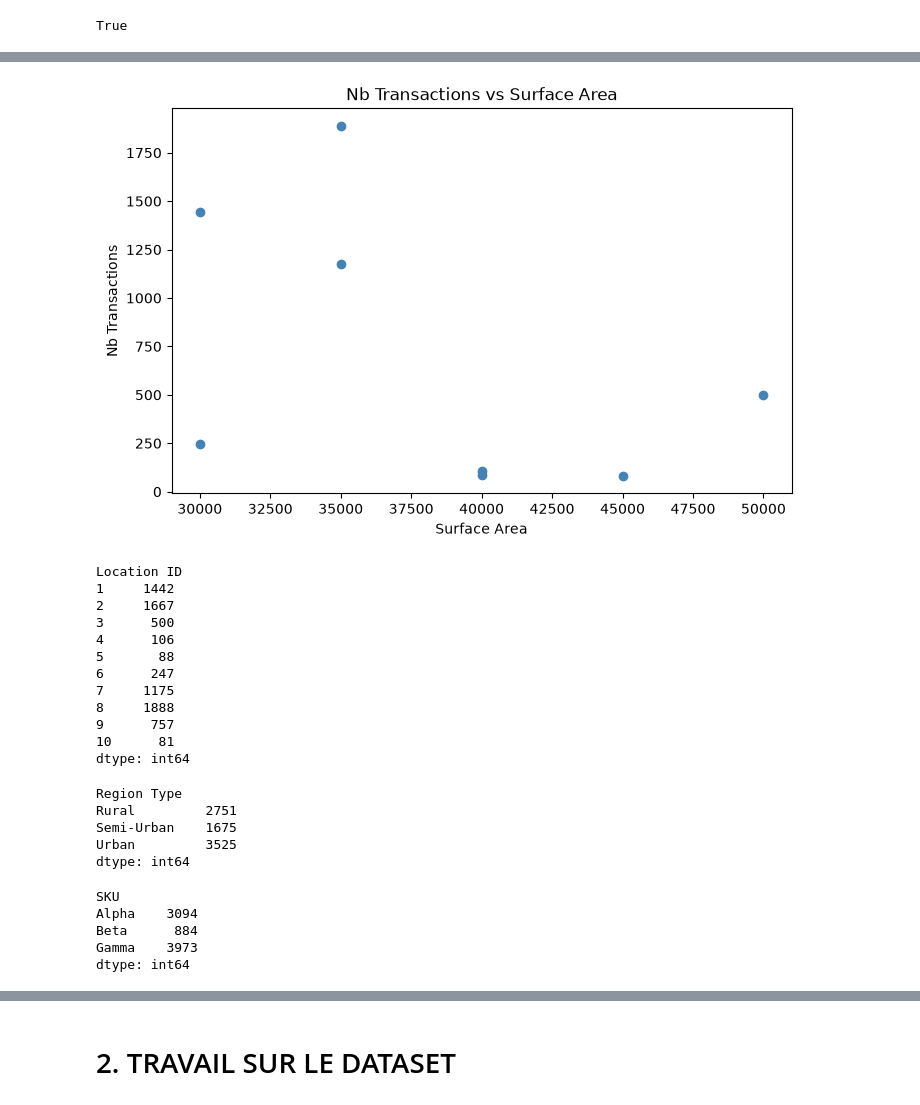
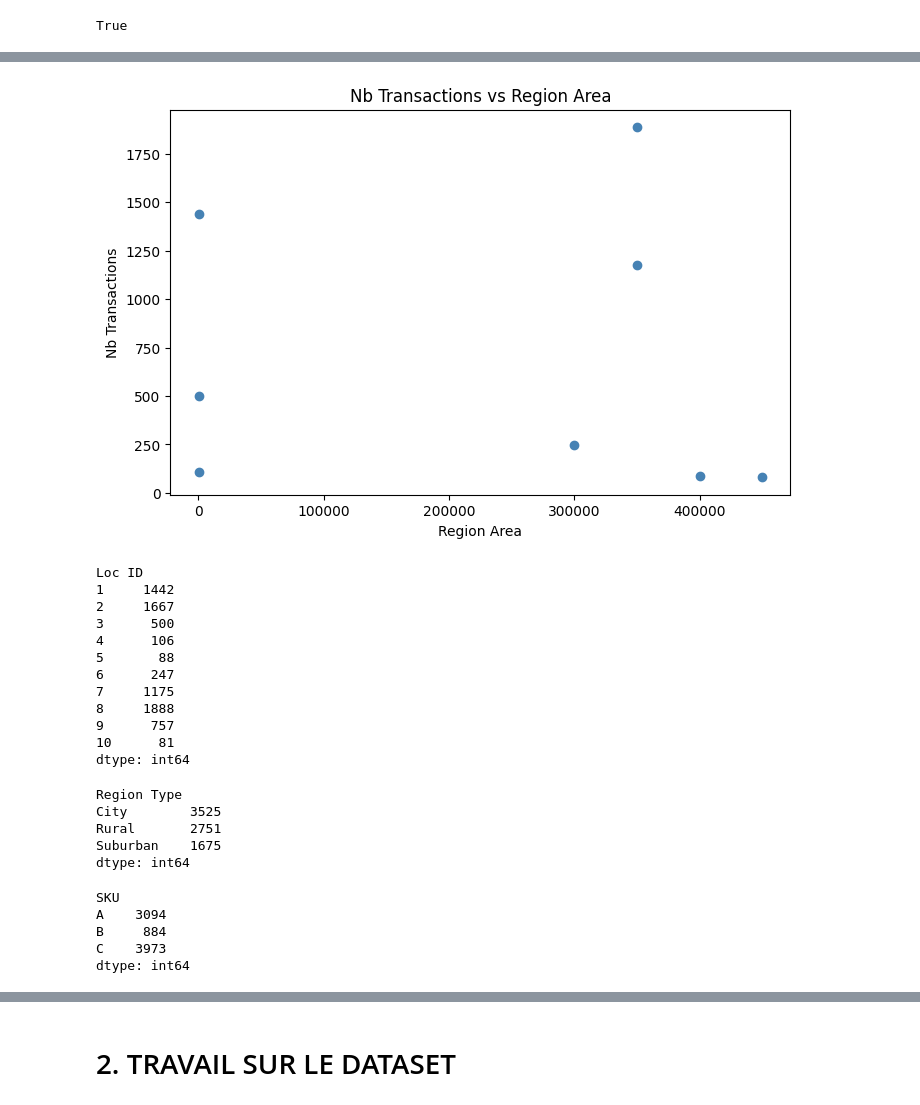
Before and after one commit to GaetanKlopocki/InventoryPrediction, a Jupyter notebook: notebook.ipynb, the cells around one changed output, grey strips where cells are left out. Cells and saved outputs as stored; diff of their text form; code cells hidden in the pictures.

```diff
--- a/notebook.ipynb
+++ b/notebook.ipynb
@@ -9,7 +9,7 @@ import numpy as np
 
 transactions_df = pd.read_csv("data/transactions.csv")
 products_df = pd.read_csv("data/products.csv")
-locations_df = pd.read_csv("data/locations.csv")
+locations_df = pd.read_csv("data/regions.csv")
 
 display(transactions_df.head())
 display(transactions_df.info())
@@ -92,8 +94,8 @@ print("Transactions à Quantity = -1")
 display(transactions_df[transactions_df["Quantity"]==-1])
 
 neg_transactions = transactions_df[transactions_df["Quantity"]==-1]
-keys = neg_transactions.set_index(["Date", "Location ID", "SKU"]).index
+keys = neg_transactions.set_index(["Date", "Loc ID", "SKU"]).index
 print("Transactions à Quantity = -1 et transactions de même propriétés le même jour")
-display(transactions_df[transactions_df.set_index(["Date", "Location ID", "SKU"]).index.isin(keys)])
+display(transactions_df[transactions_df.set_index(["Date", "Loc ID", "SKU"]).index.isin(keys)])
 # %% [output]
 Transactions à Quantity = -1
@@ -186,21 +188,21 @@ problematic[["neg_count", "pos_count", "neg_ids", "pos_ids", "unmatched_ids"]]
 # Trouver les transactions antérieures les plus proches pour les transactions négatives qui n'ont pas de match
 
 # Convertir avant le merge
-transactions_df["Date"] = pd.to_datetime(transactions_df["Date"])
+transactions_df["Date"] = pd.to_datetime(transactions_df["Date"], format="%d/%m/%Y")
 problematic_reset = problematic.reset_index()
-problematic_reset["Date"] = pd.to_datetime(problematic_reset["Date"])
+problematic_reset["Date"] = pd.to_datetime(problematic_reset["Date"], format="%d/%m/%Y")
 
 # Joindre avec les transactions originales pour avoir les Transaction ID
 problematic_txns = transactions_df.merge(
-    problematic_reset[["Date", "Location ID", "SKU", "Value ($)"]],
-    on=["Date", "Location ID", "SKU", "Value ($)"],
+    problematic_reset[["Date", "Loc ID", "SKU", "Value ($)"]],
+    on=["Date", "Loc ID", "SKU", "Value ($)"],
     how="inner"
 )
 
 # Chercher la transaction correspondante (Quantity == 1) à la date la plus proche antérieure
 left = problematic_txns.sort_values("Date")
 
-right = (transactions_df[transactions_df["Quantity"] == 1][["Date", "Location ID", "SKU", "Transaction ID", "Value ($)"]]
+right = (transactions_df[transactions_df["Quantity"] == 1][["Date", "Loc ID", "SKU", "Transaction ID", "Value ($)"]]
          .rename(columns={
              "Date": "Date_matched",
              "Transaction ID": "Transaction ID_matched",
@@ -213,10 +215,10 @@ problematic_corresponding_transactions = pd.merge_asof(
     right,
     left_on="Date",
     right_on="Date_matched",
-    by=["Location ID", "SKU"],
+    by=["Loc ID", "SKU"],
     direction="backward"
 )
 
-problematic_corresponding_transactions[["Transaction ID", "Date", "Location ID", "SKU", "Value ($)",
+problematic_corresponding_transactions[["Transaction ID", "Date", "Loc ID", "SKU", "Value ($)",
             "Transaction ID_matched", "Date_matched", "Value ($)_matched"]]
 # %% [output]
@@ -261,34 +263,33 @@ price_check_df[abs(price_check_df["MSRP ($)"] - price_check_df["Unit Price Trans
 # %%
 # Vérifier s'il y a un lien entre la surface de la région et ses ventes
 
-transactions_df_loc = transactions_df.merge(locations_df[["Region Type","Surface Area","Location ID"]], on="Location ID", how="left")
+transactions_df_loc = transactions_df.merge(locations_df[["Region Type","Region Area","Loc ID"]], on="Loc ID", how="left")
 
-nb_transactions = transactions_df_loc.groupby("Location ID").agg(
-    Nb_Transactions=("Location ID", "count"),
-    Surface_Area=("Surface Area", "first")
+nb_transactions = transactions_df_loc.groupby("Loc ID").agg(
+    Nb_Transactions=("Loc ID", "count"),
+    Region_Area=("Region Area", "first")
 ).reset_index()
 
-nb_transactions["Surface_Area"] = (nb_transactions["Surface_Area"]
-                                    .str.replace(",", "", regex=False)
+nb_transactions["Region_Area"] = (nb_transactions["Region_Area"]
                                     .astype(float))
 
 plt.figure(figsize=(8, 5))
-plt.scatter(nb_transactions["Surface_Area"], nb_transactions["Nb_Transactions"], color="steelblue")
-plt.xlabel("Surface Area")
+plt.scatter(nb_transactions["Region_Area"], nb_transactions["Nb_Transactions"], color="steelblue")
+plt.xlabel("Region Area")
 plt.ylabel("Nb Transactions")
-plt.title("Nb Transactions vs Surface Area")
+plt.title("Nb Transactions vs Region Area")
 plt.show()
 # %% [output]
-[figure, old version]
+[figure, new version]
 # %%
 # Vérification de la taille des données d'entrainement par région et par SKU
-density_check_df = transactions_df.merge(locations_df[["Location ID", "Region Type"]], on="Location ID", how="left")
+density_check_df = transactions_df.merge(locations_df[["Loc ID", "Region Type"]], on="Loc ID", how="left")
 
-display(density_check_df.groupby("Location ID").size())
+display(density_check_df.groupby("Loc ID").size())
 display(density_check_df.groupby("Region Type").size())
 display(density_check_df.groupby("SKU").size())
 # %% [output]
-Location ID
+Loc ID
 1     1442
 2     1667
 3      500
@@ -301,14 +302,14 @@ Location ID
 10      81
 dtype: int64
 Region Type
-Rural         2751
-Semi-Urban    1675
-Urban         3525
+City        3525
+Rural       2751
+Suburban    1675
 dtype: int64
 SKU
-Alpha    3094
-Beta      884
-Gamma    3973
+A    3094
+B     884
+C    3973
 dtype: int64
 # %%
 # Vérification de la densité granulaire
```
Also changed, not shown: parts of 13 cells of this notebook, 4 other files.
